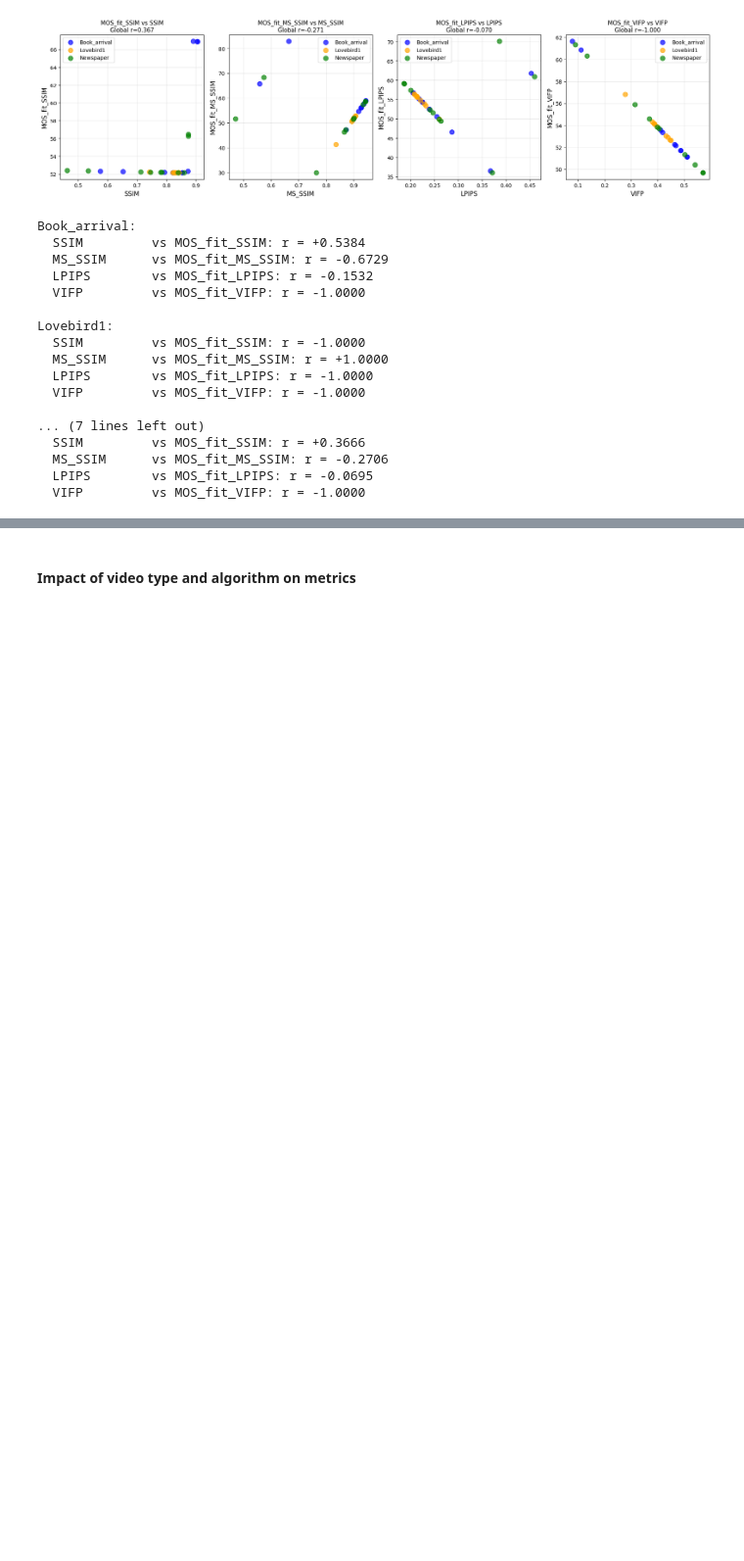
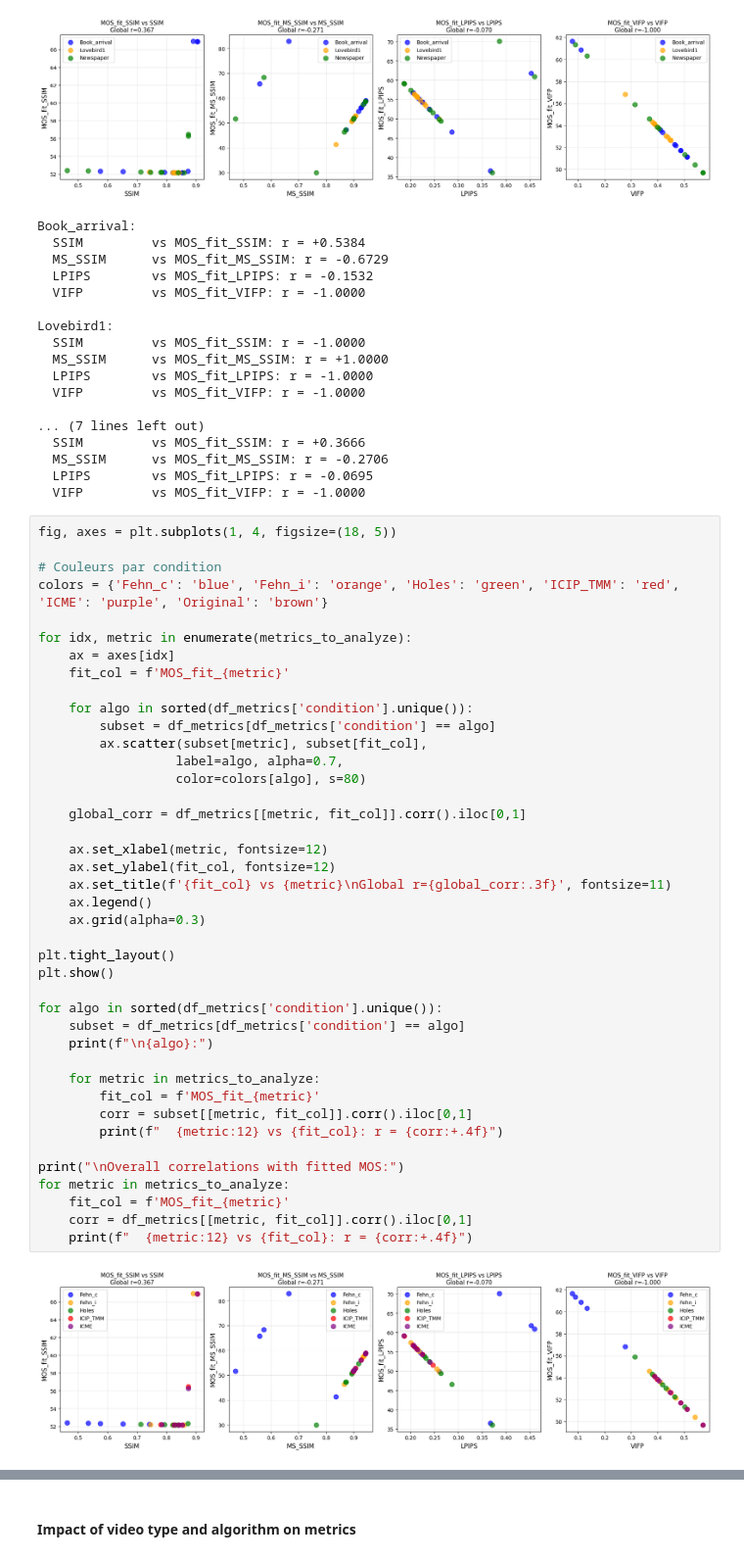
Before and after one commit to marrryzebwjq/Quality-of-Experience, a Jupyter notebook: samviq_analysis.ipynb, the cells around one changed output, grey strips where cells are left out. Shown at 98% size. Cells and saved outputs as stored; diff of their text form; blank space fills up the shorter version.

Commit message:
+ 1 scatterplot en fct des algo

```diff
--- a/samviq_analysis.ipynb
+++ b/samviq_analysis.ipynb
@@ -1346,3 +1354,46 @@ Lovebird1:
   MS_SSIM      vs MOS_fit_MS_SSIM: r = -0.2706
   LPIPS        vs MOS_fit_LPIPS: r = -0.0695
   VIFP         vs MOS_fit_VIFP: r = -1.0000
+# %%
+fig, axes = plt.subplots(1, 4, figsize=(18, 5))
+
+# Couleurs par condition
+colors = {'Fehn_c': 'blue', 'Fehn_i': 'orange', 'Holes': 'green', 'ICIP_TMM': 'red', 'ICME': 'purple', 'Original': 'brown'}
+
+for idx, metric in enumerate(metrics_to_analyze):
+    ax = axes[idx]
+    fit_col = f'MOS_fit_{metric}'
+
+    for algo in sorted(df_metrics['condition'].unique()):
+        subset = df_metrics[df_metrics['condition'] == algo]
+        ax.scatter(subset[metric], subset[fit_col],
+                  label=algo, alpha=0.7,
+                  color=colors[algo], s=80)
+
+    global_corr = df_metrics[[metric, fit_col]].corr().iloc[0,1]
+
+    ax.set_xlabel(metric, fontsize=12)
+    ax.set_ylabel(fit_col, fontsize=12)
+    ax.set_title(f'{fit_col} vs {metric}\nGlobal r={global_corr:.3f}', fontsize=11)
+    ax.legend()
+    ax.grid(alpha=0.3)
+
+plt.tight_layout()
+plt.show()
+
+for algo in sorted(df_metrics['condition'].unique()):
+    subset = df_metrics[df_metrics['condition'] == algo]
+    print(f"\n{algo}:")
+
+    for metric in metrics_to_analyze:
+        fit_col = f'MOS_fit_{metric}'
+        corr = subset[[metric, fit_col]].corr().iloc[0,1]
+        print(f"  {metric:12} vs {fit_col}: r = {corr:+.4f}")
+
+print("\nOverall correlations with fitted MOS:")
+for metric in metrics_to_analyze:
+    fit_col = f'MOS_fit_{metric}'
+    corr = df_metrics[[metric, fit_col]].corr().iloc[0,1]
+    print(f"  {metric:12} vs {fit_col}: r = {corr:+.4f}")
+# %% [output]
+[figure, added]
```
Also changed, not shown: parts of 3 cells of this notebook.
